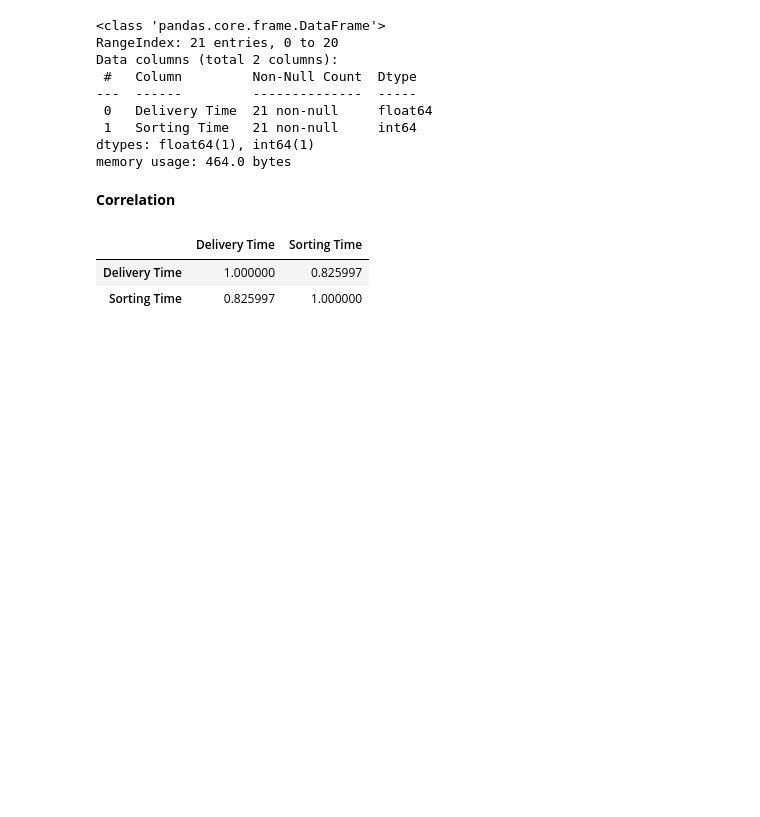
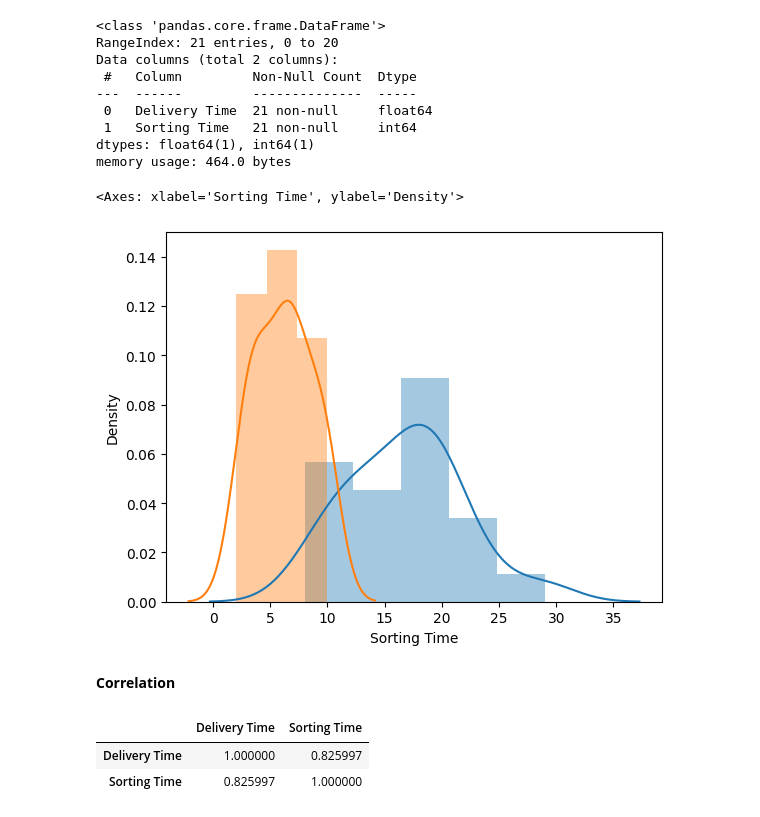
Before and after one commit to Sowmyaa2/Assignment-simplelinear-regression, a Jupyter notebook: Simple_linear_regression_(Q_1).ipynb, the cells around one changed output. Drawn from its saved outputs; the diff is of its cells as text; code cells hidden in the pictures; blank space fills up the shorter version.

```diff
--- a/Simple_linear_regression_(Q_1).ipynb
+++ b/Simple_linear_regression_(Q_1).ipynb
@@ -46,6 +50,12 @@ Data columns (total 2 columns):
  1   Sorting Time   21 non-null     int64
 dtypes: float64(1), int64(1)
 memory usage: 464.0 bytes
+# %%
+sns.distplot(data['Delivery Time'])
+sns.distplot(data['Sorting Time'])
+# %% [output]
+<Axes: xlabel='Sorting Time', ylabel='Density'>
+[figure, added]
 # %% [markdown]
 **Correlation**
 # %%
```
Also changed, not shown: parts of 23 cells of this notebook.
